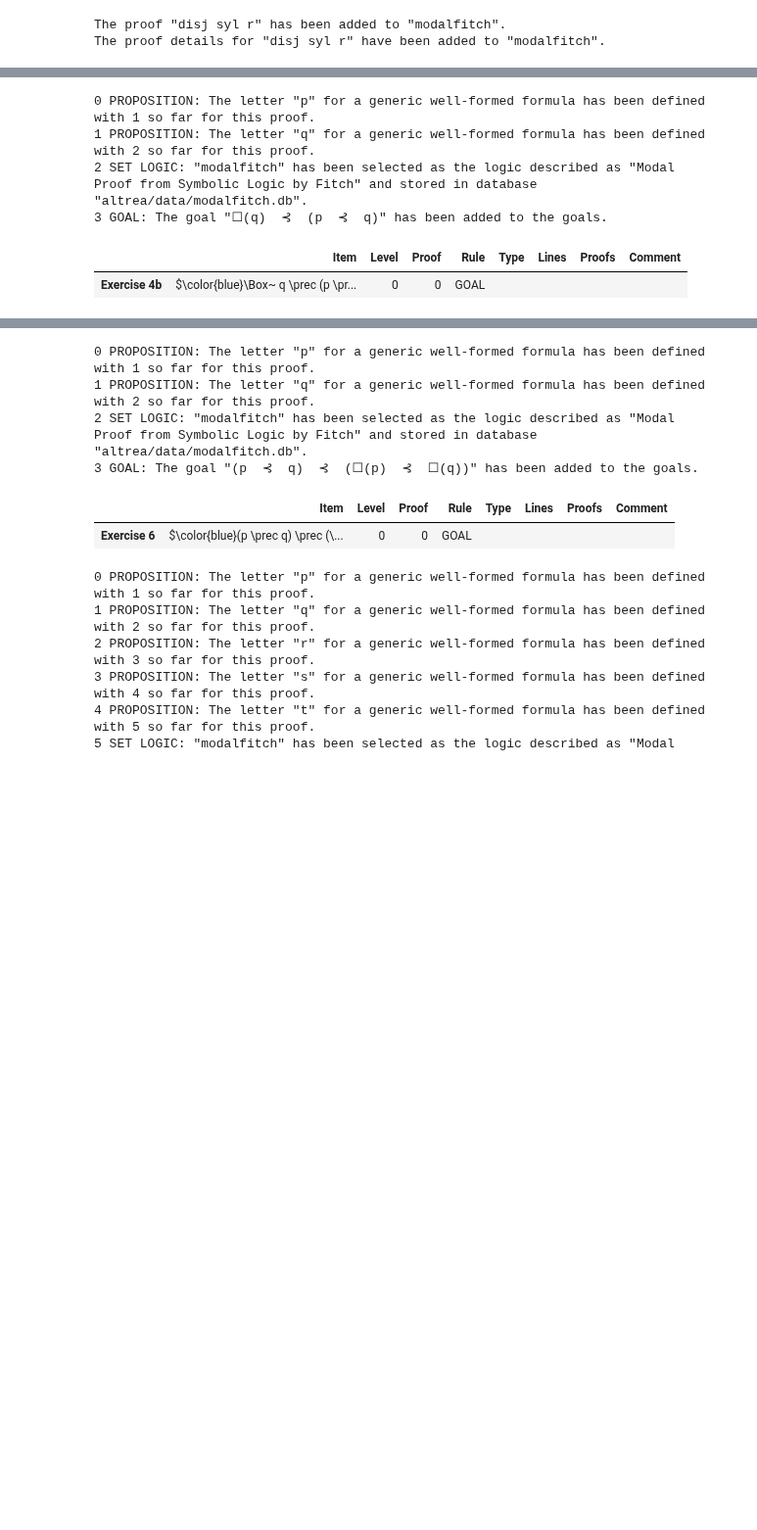
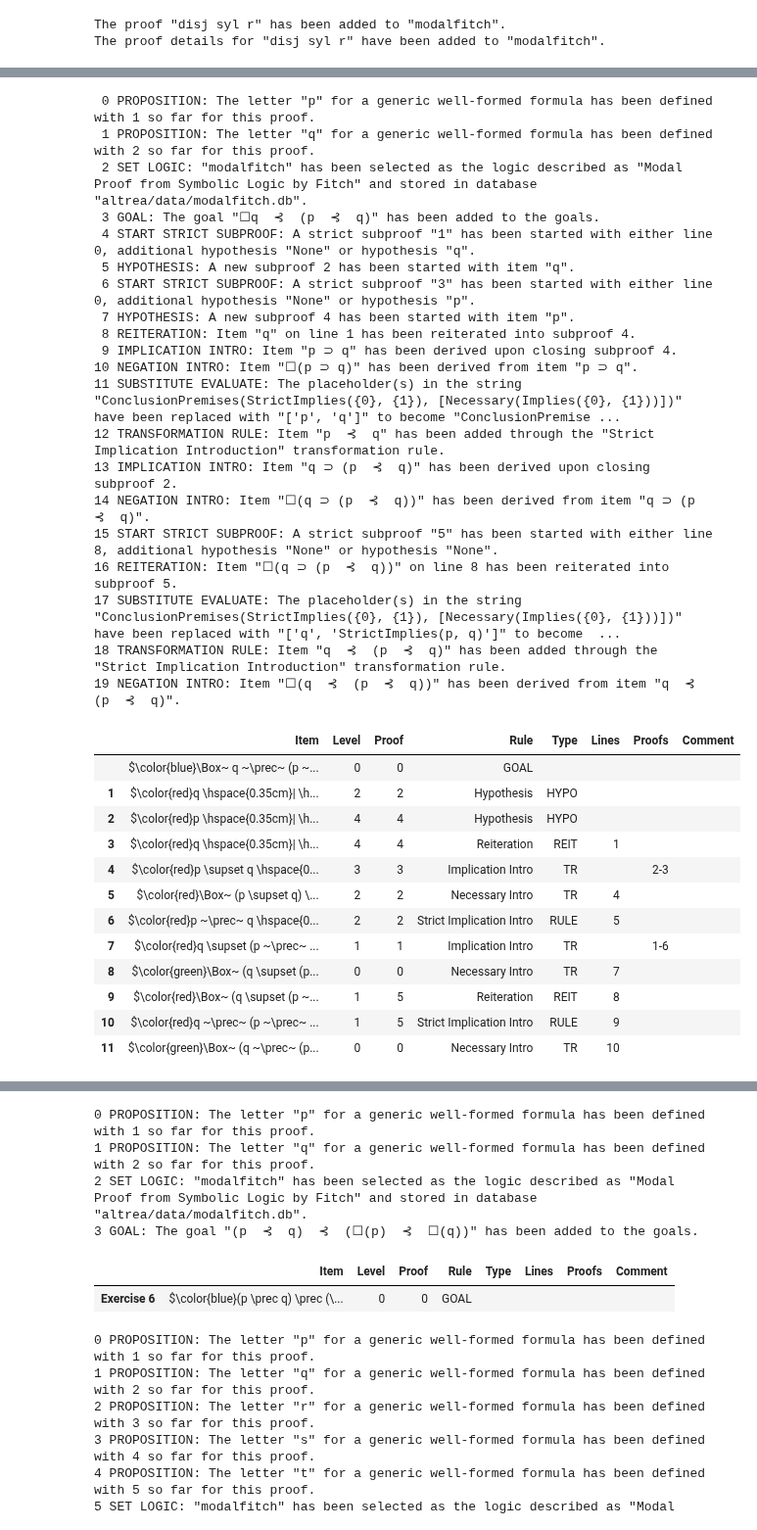
Before and after one commit to FrankHubeny/AltRea, a Jupyter notebook: modalfitch.ipynb, the cells around one changed output, grey strips where cells are left out. Shown at 98% size. Cells and saved outputs as stored; diff of their text form; code cells hidden in the pictures; blank space fills up the shorter version.

Commit message:
Going through modalfitch excercies as a test

```diff
--- a/modalfitch.ipynb
+++ b/modalfitch.ipynb
@@ -72,6 +72,10 @@ rules = [
     (logic, 'conj elim r', 'ConclusionPremises({1}, [And({0}, {1})])', 'Conjunction Elim Right', 'Conjunction Elimination Right Side'),
     (logic, 'conj intro', 'ConclusionPremises(And({0}, {1}), [{0}, {1}])', 'Conjunction Intro', 'Conjunction Introduction'),
     (logic, 'disj elim', 'ConclusionPremises({2}, [Or({0}, {1}), Implies({0}, {2}), Implies({1}, {2})])', 'Disjunction Elim', 'Disjunction Elimination'),
+    (logic, 'disj elim l', 'ConclusionPremises({2}, [Or({0}, {1}), Implies({0}, {2}), Implies({1}, Falsehood(And({3}, Not({3}))))])', 'Disjunction Elim Left', 'Disjunction Elimination Left'),
+    (logic, 'disj elim r', 'ConclusionPremises({2}, [Or({0}, {1}), Implies({0}, Falsehood(And({3}, Not({3})))), Implies({1}, {2})])', 'Disjunction Elim Right', 'Disjunction Elimination Right'),
+    (logic, 'neg elim', 'ConclusionPremises(Falsehood(And({0}, Not({0}))), [{0}, Not({0})])', 'Negation Elim', 'Nenegation Elimination'),
+    (logic, 'testing', 'ConclusionPremises({0}, [{1}, {2}, {3}, {4}, {5}, {6}, {7}, {8}, {9}, {10}, {11}, {12}, {13}, {14}, {15}, {16}, {17}, {18}, {19}, {20}, {21}, {22}])', 'Testing', 'Testing Metavariables'),
 ]
 definitions = [
 ]
@@ -940,26 +1010,63 @@ display(ex4.thisproof(latex=1))
 # %%
 # Exercise 4b from Chapter 11
 
 from IPython.display import display
 import pandas as pd
 pd.options.display.max_colwidth=500
 from altrea.wffs import Wff, Implies, Not, Or, And, Necessary, StrictImplies, Iff, StrictImplies
 from altrea.rules import Proof
 ex4b = Proof('ex4b', 'Exercise 4b', 'Exercise 4b')
 p = ex4b.proposition('p')
 q = ex4b.proposition('q')
 ex4b.setlogic('modalfitch')
 ex4b.goal(StrictImplies(Necessary(q), StrictImplies(p, q)))
-
+ex4b.startstrictsubproof(hypothesis=q)
+ex4b.startstrictsubproof(hypothesis=p)
+ex4b.reiterate(1)
+ex4b.implication_intro()
+ex4b.necessary_intro([4])
+ex4b.rule('s imp intro', [p, q], [5])
+ex4b.implication_intro()
+ex4b.necessary_intro([7])
+ex4b.startstrictsubproof(8)
+ex4b.rule('s imp intro', [q, StrictImplies(p, q)], [9])
+ex4b.necessary_intro([10])
 ex4b.displaylog()
 display(ex4b.thisproof())
 # %% [output]
-0 PROPOSITION: The letter "p" for a generic well-formed formula has been defined with 1 so far for this proof.
-1 PROPOSITION: The letter "q" for a generic well-formed formula has been defined with 2 so far for this proof.
-2 SET LOGIC: "modalfitch" has been selected as the logic described as "Modal Proof from Symbolic Logic by Fitch" and stored in database "altrea/data/modalfitch.db".
-3 GOAL: The goal "☐(q)  ⊰  (p  ⊰  q)" has been added to the goals.
+ 0 PROPOSITION: The letter "p" for a generic well-formed formula has been defined with 1 so far for this proof.
+ 1 PROPOSITION: The letter "q" for a generic well-formed formula has been defined with 2 so far for this proof.
+ 2 SET LOGIC: "modalfitch" has been selected as the logic described as "Modal Proof from Symbolic Logic by Fitch" and stored in database "altrea/data/modalfitch.db".
+ 3 GOAL: The goal "☐q  ⊰  (p  ⊰  q)" has been added to the goals.
+ 4 START STRICT SUBPROOF: A strict subproof "1" has been started with either line 0, additional hypothesis "None" or hypothesis "q".
+ 5 HYPOTHESIS: A new subproof 2 has been started with item "q".
+ 6 START STRICT SUBPROOF: A strict subproof "3" has been started with either line 0, additional hypothesis "None" or hypothesis "p".
+ 7 HYPOTHESIS: A new subproof 4 has been started with item "p".
+ 8 REITERATION: Item "q" on line 1 has been reiterated into subproof 4.
+ 9 IMPLICATION INTRO: Item "p ⊃ q" has been derived upon closing subproof 4.
+10 NEGATION INTRO: Item "☐(p ⊃ q)" has been derived from item "p ⊃ q".
+11 SUBSTITUTE EVALUATE: The placeholder(s) in the string "ConclusionPremises(StrictImplies({0}, {1}), [Necessary(Implies({0}, {1}))])" have been replaced with "['p', 'q']" to become "ConclusionPremise ...
+12 TRANSFORMATION RULE: Item "p  ⊰  q" has been added through the "Strict Implication Introduction" transformation rule.
+13 IMPLICATION INTRO: Item "q ⊃ (p  ⊰  q)" has been derived upon closing subproof 2.
+14 NEGATION INTRO: Item "☐(q ⊃ (p  ⊰  q))" has been derived from item "q ⊃ (p  ⊰  q)".
+15 START STRICT SUBPROOF: A strict subproof "5" has been started with either line 8, additional hypothesis "None" or hypothesis "None".
+16 REITERATION: Item "☐(q ⊃ (p  ⊰  q))" on line 8 has been reiterated into subproof 5.
+17 SUBSTITUTE EVALUATE: The placeholder(s) in the string "ConclusionPremises(StrictImplies({0}, {1}), [Necessary(Implies({0}, {1}))])" have been replaced with "['q', 'StrictImplies(p, q)']" to become  ...
+18 TRANSFORMATION RULE: Item "q  ⊰  (p  ⊰  q)" has been added through the "Strict Implication Introduction" transformation rule.
+19 NEGATION INTRO: Item "☐(q  ⊰  (p  ⊰  q))" has been derived from item "q  ⊰  (p  ⊰  q)".
 |  | Item | Level | Proof | Rule | Type | Lines | Proofs | Comment |
-| Exercise 4b | $\color{blue}\Box~ q \prec (p \pr... | 0 | 0 | GOAL |  |  |  |  |
+|  | $\color{blue}\Box~ q ~\prec~ (p ~... | 0 | 0 | GOAL |  |  |  |  |
+| 1 | $\color{red}q \hspace{0.35cm}| \h... | 2 | 2 | Hypothesis | HYPO |  |  |  |
+| 2 | $\color{red}p \hspace{0.35cm}| \h... | 4 | 4 | Hypothesis | HYPO |  |  |  |
+| 3 | $\color{red}q \hspace{0.35cm}| \h... | 4 | 4 | Reiteration | REIT | 1 |  |  |
+| 4 | $\color{red}p \supset q \hspace{0... | 3 | 3 | Implication Intro | TR |  | 2-3 |  |
+| 5 | $\color{red}\Box~ (p \supset q) \... | 2 | 2 | Necessary Intro | TR | 4 |  |  |
+| 6 | $\color{red}p ~\prec~ q \hspace{0... | 2 | 2 | Strict Implication Intro | RULE | 5 |  |  |
+| 7 | $\color{red}q \supset (p ~\prec~ ... | 1 | 1 | Implication Intro | TR |  | 1-6 |  |
+| 8 | $\color{green}\Box~ (q \supset (p... | 0 | 0 | Necessary Intro | TR | 7 |  |  |
+| 9 | $\color{red}\Box~ (q \supset (p ~... | 1 | 5 | Reiteration | REIT | 8 |  |  |
+| 10 | $\color{red}q ~\prec~ (p ~\prec~ ... | 1 | 5 | Strict Implication Intro | RULE | 9 |  |  |
+| 11 | $\color{green}\Box~ (q ~\prec~ (p... | 0 | 0 | Necessary Intro | TR | 10 |  |  |
 # %%
 # Exercise 5 from Chapter 11
 
```
Also changed, not shown: parts of 6 cells of this notebook, 1 other file.
